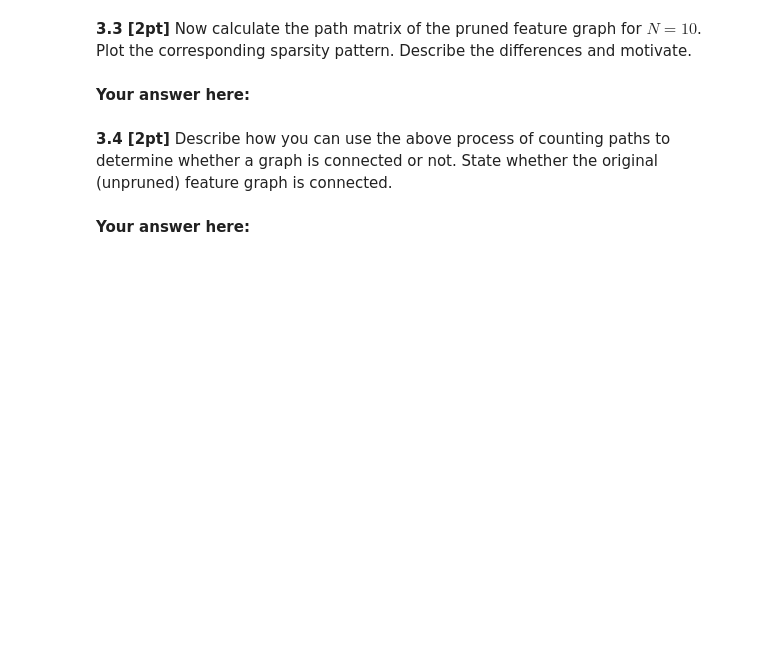
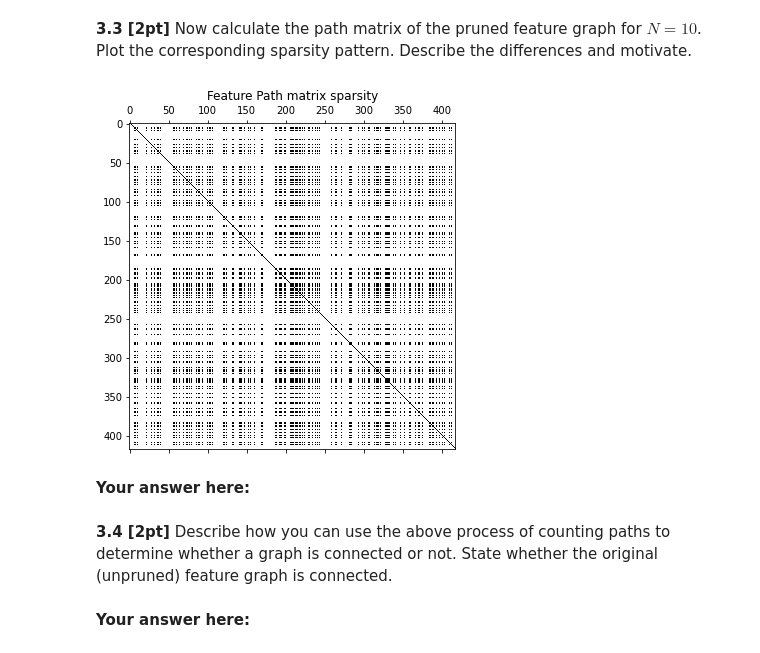
Before and after one commit to Aziz-bc/Network_machine_learning, a Jupyter notebook: Assignment1A/nml23_assignment1a.ipynb, the cells around one changed output. Drawn from its saved outputs; the diff is of its cells as text; code cells hidden in the pictures; blank space fills up the shorter version.

```diff
--- a/Assignment1A/nml23_assignment1a.ipynb
+++ b/Assignment1A/nml23_assignment1a.ipynb
@@ -457,0 +468,7 @@ Reduced citation graph edges: 622.0
+# %%
+A_feature_pruned = (euclidian_distance > 6.79).astype(float)
+A_feature_pruned -= np.diag(np.diag(A_feature_pruned))
+A_feature_pruned += A_feature_pruned.T
+A_feature_pruned[A_feature_pruned > 1] = 1
+num_edges_feature_pruned = A_feature_pruned.sum() // 2
+print('Number of edges in the feature graph to prune:', num_edges_feature_pruned)
@@ -489,3 +505,13 @@ $ P_{ij} = \displaystyle\sum_{k=0}^{N}C_{k}(i,j). $
+# %%
+# Calculate the path matrix P for the citation graph
+path_matrix_citation = np.zeros_like(A_citation)
+for k in range(0, 11):
+    path_matrix_citation += np.linalg.matrix_power(A_citation, k)
+
+# Calculate the path matrix P for the unpruned feature graph
+path_matrix_feature = np.zeros_like(A_feature)
+for k in range(0, 11):
+    path_matrix_feature += np.linalg.matrix_power(A_feature, k)
 # %% [markdown]
 Check the sparsity pattern for both of path matrices.
 # %%
@@ -499,13 +527,20 @@ axes[1].spy(path_matrix_feature);
 Describe the differences and motivate.
 # %%
 # Your solution here ###########################################################
-#^^^^^^^^^^^^^^^^^^^^^^^^^^^^^^^^^^^^^^^^^^^^^^^^^^^^^^^^^^^^^^^^^^^^^^^^^^^^^^^
+# Calculate the path matrix P for the pruned feature graph
+#^^^^^^^
+
+path_matrix_pruned = np.zeros_like(A_feature_pruned)
+for k in range(0, 11):
+    path_matrix_pruned += np.linalg.matrix_power(A_feature_pruned, k)
 
 
 #^^^^^^^^^^^^^^^^^^^^^^^^^^^^^^^^^^^^^^^^^^^^^^^^^^^^^^^^^^^^^^^^^^^^^^^^^^^^^^^
 plt.figure(figsize=(12, 6))
 plt.title('Feature Path matrix sparsity')
 plt.spy(path_matrix_pruned);
+# %% [output]
+[figure, added]
 # %% [markdown]
 **Your answer here:**
 # %% [markdown]
```
Also changed, not shown: parts of 15 cells of this notebook, 2 other files.
